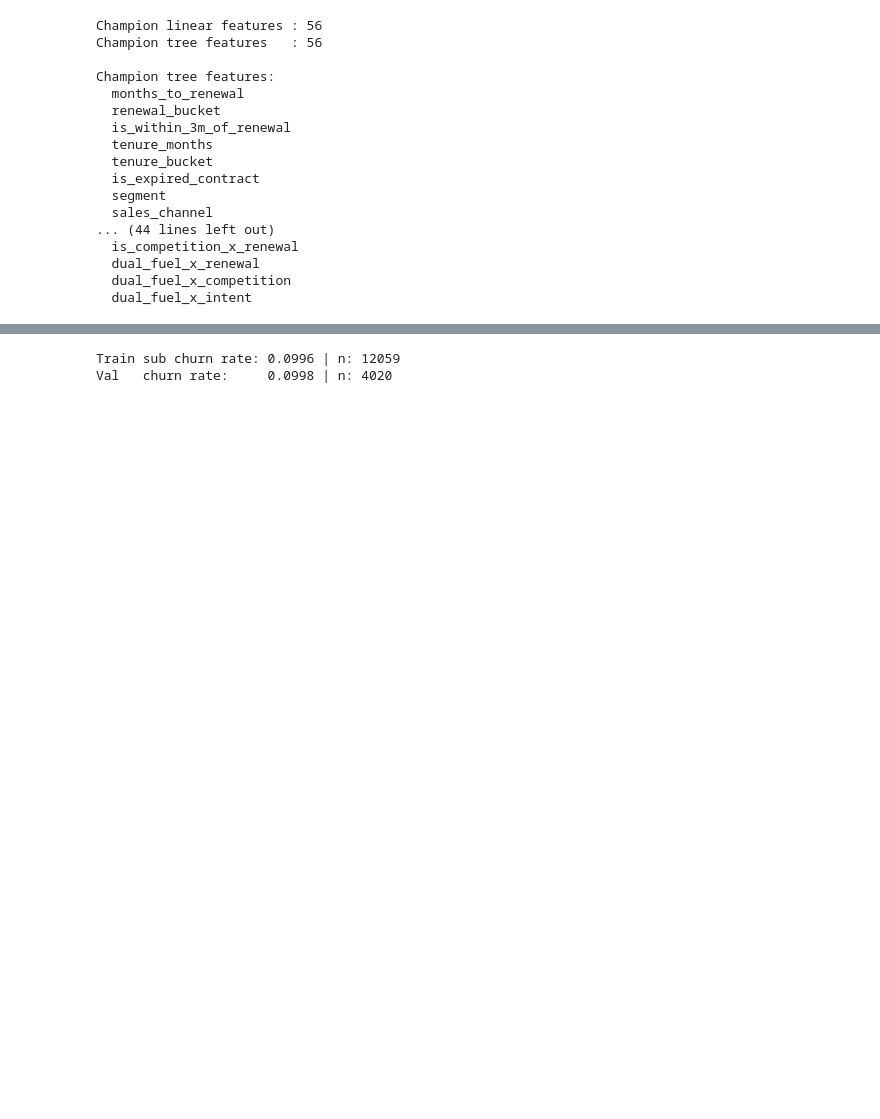
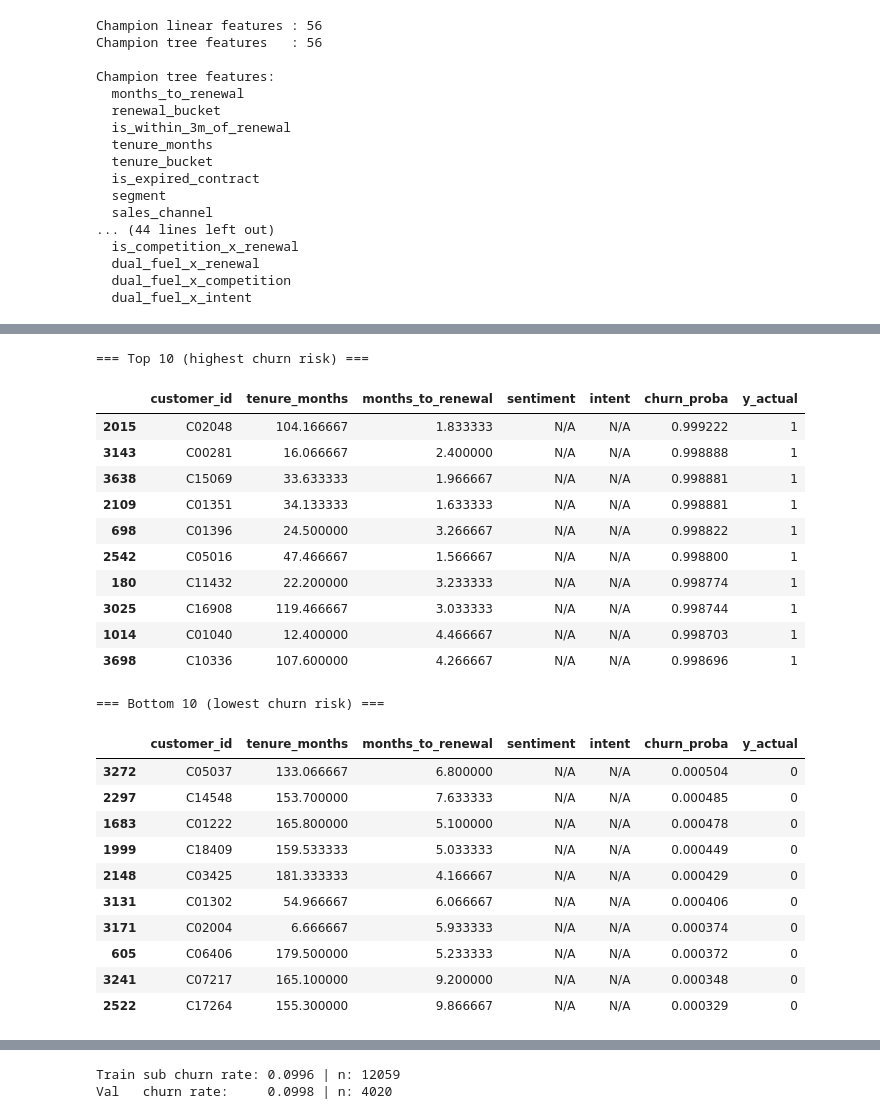
Before and after one commit to rawad-yared/bcgx-spanishgas-g1, a Jupyter notebook: notebooks/02_modeling.ipynb, the cells around one changed output, grey strips where cells are left out. Saved outputs shown, nothing was run; the diff lists cells and outputs as text; code cells hidden in the pictures; blank space fills up the shorter version.

```diff
--- a/notebooks/02_modeling.ipynb
+++ b/notebooks/02_modeling.ipynb
@@ -1345,3 +1317,46 @@ plt.show()
+# %%
+p_test = best_xgb.predict_proba(Xte_tree)[:, 1]
+
+preview = pd.DataFrame({
+    "customer_id": customer_id[X_train.shape[0]:].values,
+    "tenure_months": Xte_tree["tenure_months"].values,
+    "months_to_renewal": Xte_tree["months_to_renewal"].values,
+    "sentiment": Xte_tree["sentiment"].values if "sentiment" in Xte_tree.columns else "N/A",
+    "intent": Xte_tree["intent"].values if "intent" in Xte_tree.columns else "N/A",
+    "churn_proba": p_test,
+    "y_actual": y_test.values
+}).sort_values("churn_proba", ascending=False)
+
+print("=== Top 10 (highest churn risk) ===")
+display(preview.head(10))
+
+print("\n=== Bottom 10 (lowest churn risk) ===")
+display(preview.tail(10))
+# %% [output]
+=== Top 10 (highest churn risk) ===
+|  | customer_id | tenure_months | months_to_renewal | sentiment | intent | churn_proba | y_actual |
+| 2015 | C02048 | 104.166667 | 1.833333 | N/A | N/A | 0.999222 | 1 |
+| 3143 | C00281 | 16.066667 | 2.400000 | N/A | N/A | 0.998888 | 1 |
+| 3638 | C15069 | 33.633333 | 1.966667 | N/A | N/A | 0.998881 | 1 |
+| 2109 | C01351 | 34.133333 | 1.633333 | N/A | N/A | 0.998881 | 1 |
+| 698 | C01396 | 24.500000 | 3.266667 | N/A | N/A | 0.998822 | 1 |
+| 2542 | C05016 | 47.466667 | 1.566667 | N/A | N/A | 0.998800 | 1 |
+| 180 | C11432 | 22.200000 | 3.233333 | N/A | N/A | 0.998774 | 1 |
+| 3025 | C16908 | 119.466667 | 3.033333 | N/A | N/A | 0.998744 | 1 |
+| 1014 | C01040 | 12.400000 | 4.466667 | N/A | N/A | 0.998703 | 1 |
+| 3698 | C10336 | 107.600000 | 4.266667 | N/A | N/A | 0.998696 | 1 |
+=== Bottom 10 (lowest churn risk) ===
+|  | customer_id | tenure_months | months_to_renewal | sentiment | intent | churn_proba | y_actual |
+| 3272 | C05037 | 133.066667 | 6.800000 | N/A | N/A | 0.000504 | 0 |
+| 2297 | C14548 | 153.700000 | 7.633333 | N/A | N/A | 0.000485 | 0 |
+| 1683 | C01222 | 165.800000 | 5.100000 | N/A | N/A | 0.000478 | 0 |
+| 1999 | C18409 | 159.533333 | 5.033333 | N/A | N/A | 0.000449 | 0 |
+| 2148 | C03425 | 181.333333 | 4.166667 | N/A | N/A | 0.000429 | 0 |
+| 3131 | C01302 | 54.966667 | 6.066667 | N/A | N/A | 0.000406 | 0 |
+| 3171 | C02004 | 6.666667 | 5.933333 | N/A | N/A | 0.000374 | 0 |
+| 605 | C06406 | 179.500000 | 5.233333 | N/A | N/A | 0.000372 | 0 |
+| 3241 | C07217 | 165.100000 | 9.200000 | N/A | N/A | 0.000348 | 0 |
+| 2522 | C17264 | 155.300000 | 9.866667 | N/A | N/A | 0.000329 | 0 |
 # %% [markdown]
 ### 9. Threshold Optimisation & Final Scoring Output
 
```
Also changed, not shown: parts of 31 cells of this notebook, 4 other files.
